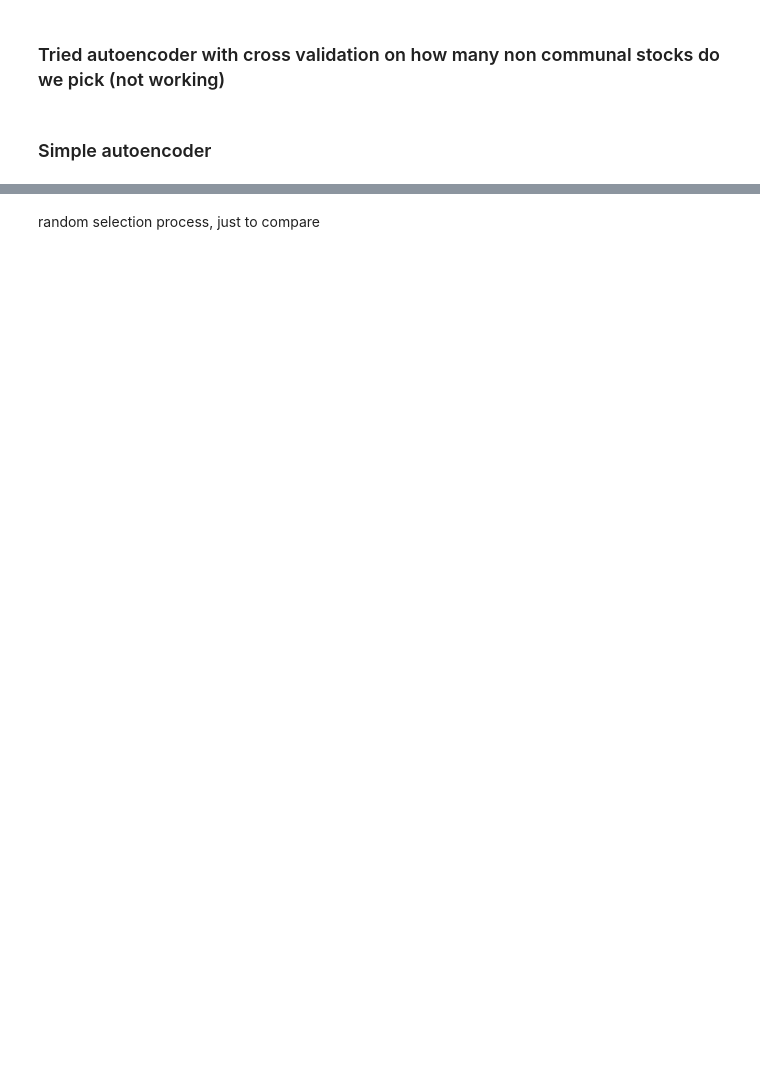
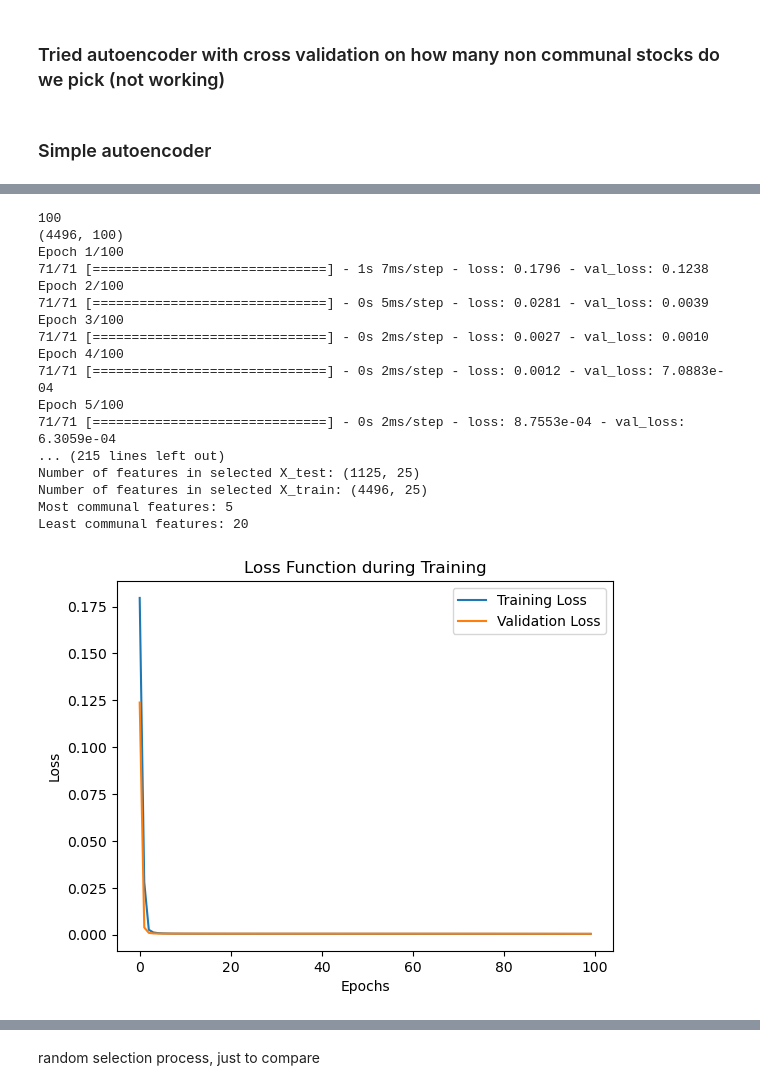
Before and after one commit to alexander-schaller/financial-machine-learning-projects-group2, a Jupyter notebook: Autoencoder.ipynb, the cells around one changed output, grey strips where cells are left out. Drawn from its saved outputs; the diff is of its cells as text; code cells hidden in the pictures; blank space fills up the shorter version.

```diff
--- a/Autoencoder.ipynb
+++ b/Autoencoder.ipynb
@@ -270 +275,31 @@ Least communal features: 20
+# %%
+Res = sparse_autoencoder(X)
+history = Res[4]
+# Plot the loss function
+plt.plot(history.history['loss'], label='Training Loss')
+plt.plot(history.history['val_loss'], label='Validation Loss')
+plt.xlabel('Epochs')
+plt.ylabel('Loss')
+plt.title('Loss Function during Training')
+plt.legend()
+plt.show()
+# %% [output]
+100
+(4496, 100)
+Epoch 1/100
+71/71 [==============================] - 1s 7ms/step - loss: 0.1796 - val_loss: 0.1238
+Epoch 2/100
+71/71 [==============================] - 0s 5ms/step - loss: 0.0281 - val_loss: 0.0039
+Epoch 3/100
+71/71 [==============================] - 0s 2ms/step - loss: 0.0027 - val_loss: 0.0010
+Epoch 4/100
+71/71 [==============================] - 0s 2ms/step - loss: 0.0012 - val_loss: 7.0883e-04
+Epoch 5/100
+71/71 [==============================] - 0s 2ms/step - loss: 8.7553e-04 - val_loss: 6.3059e-04
+... (215 lines left out)
+Number of features in selected X_test: (1125, 25)
+Number of features in selected X_train: (4496, 25)
+Most communal features: 5
+Least communal features: 20
+[figure, added]
 # %%
```
Also changed, not shown: parts of 11 cells of this notebook.
